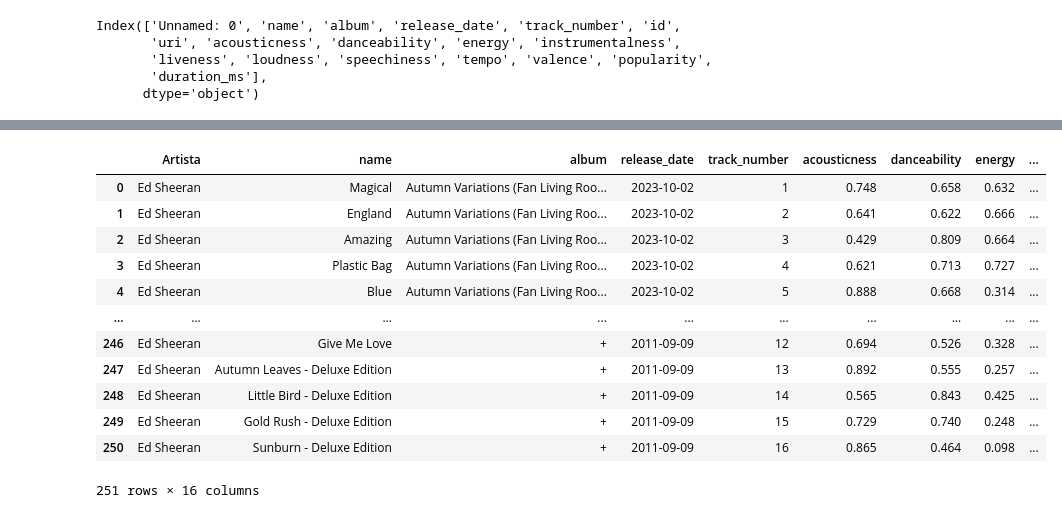
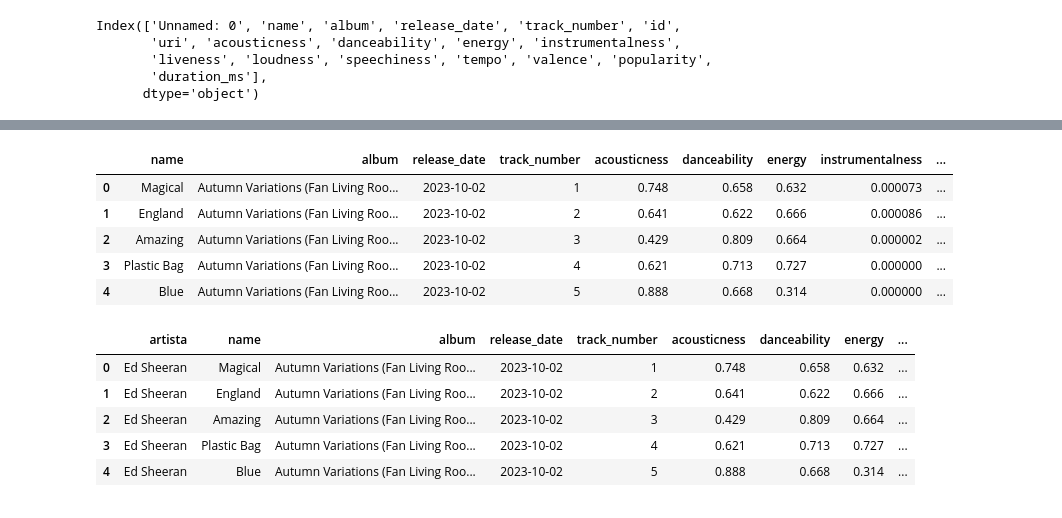
Before and after one commit to luiz-prado/analises_exploratorias, a Jupyter notebook: musicas_spotify/notebooks/eda_sheeran.ipynb, the cells around one changed output, grey strips where cells are left out. Drawn from its saved outputs; the diff is of its cells as text; code cells hidden in the pictures.

```diff
--- a/musicas_spotify/notebooks/eda_sheeran.ipynb
+++ b/musicas_spotify/notebooks/eda_sheeran.ipynb
@@ -52,0 +49,2 @@ memory usage: 35.4+ KB
+# %%
+df_edinho['release_date'] = pd.to_datetime(df_edinho['release_date'], format='%Y-%m-%d')
@@ -53,26 +71,21 @@ memory usage: 35.4+ KB
+# %%
+df_edinho['artista'] = 'Ed Sheeran'
+df_edinho.head()
+# %% [output]
+|  | name | album | release_date | track_number | acousticness | danceability | energy | instrumentalness | ... |
+| 0 | Magical | Autumn Variations (Fan Living Roo... | 2023-10-02 | 1 | 0.748 | 0.658 | 0.632 | 0.000073 | ... |
+| 1 | England | Autumn Variations (Fan Living Roo... | 2023-10-02 | 2 | 0.641 | 0.622 | 0.666 | 0.000086 | ... |
+| 2 | Amazing | Autumn Variations (Fan Living Roo... | 2023-10-02 | 3 | 0.429 | 0.809 | 0.664 | 0.000002 | ... |
+| 3 | Plastic Bag | Autumn Variations (Fan Living Roo... | 2023-10-02 | 4 | 0.621 | 0.713 | 0.727 | 0.000000 | ... |
+| 4 | Blue | Autumn Variations (Fan Living Roo... | 2023-10-02 | 5 | 0.888 | 0.668 | 0.314 | 0.000000 | ... |
 # %%
-# Removendo colunas que não serão utilizadas
-df_edinho = df_sheeran.drop(['Unnamed: 0', 'id', 'uri'], axis=1)
-
-# Inserindo a coluna 'Artista' com o nome do artista
-df_edinho['Artista'] = 'Ed Sheeran'
-
-# Reordenando as colunas
-df_edinho = df_edinho.reindex(columns=['Artista', 'name', 'album', 'release_date', 'track_number', 'acousticness', 'danceability', 'energy', 'instrumentalness',
-                           'liveness', 'loudness', 'speechiness', 'tempo', 'valence', 'popularity','duration_ms'])
-
-df_edinho
+df_edinho = df_edinho.reindex(columns=['artista', 'name', 'album', 'release_date', 'track_number', 'acousticness', 'danceability', 'energy', 'instrumentalness',
+                                       'liveness', 'loudness', 'speechiness', 'tempo', 'valence', 'popularity', 'duration_ms'])
+df_edinho.head()
 # %% [output]
-|  | Artista | name | album | release_date | track_number | acousticness | danceability | energy | ... |
+|  | artista | name | album | release_date | track_number | acousticness | danceability | energy | ... |
 | 0 | Ed Sheeran | Magical | Autumn Variations (Fan Living Roo... | 2023-10-02 | 1 | 0.748 | 0.658 | 0.632 | ... |
 | 1 | Ed Sheeran | England | Autumn Variations (Fan Living Roo... | 2023-10-02 | 2 | 0.641 | 0.622 | 0.666 | ... |
 | 2 | Ed Sheeran | Amazing | Autumn Variations (Fan Living Roo... | 2023-10-02 | 3 | 0.429 | 0.809 | 0.664 | ... |
 | 3 | Ed Sheeran | Plastic Bag | Autumn Variations (Fan Living Roo... | 2023-10-02 | 4 | 0.621 | 0.713 | 0.727 | ... |
 | 4 | Ed Sheeran | Blue | Autumn Variations (Fan Living Roo... | 2023-10-02 | 5 | 0.888 | 0.668 | 0.314 | ... |
-| ... | ... | ... | ... | ... | ... | ... | ... | ... | ... |
-| 246 | Ed Sheeran | Give Me Love | + | 2011-09-09 | 12 | 0.694 | 0.526 | 0.328 | ... |
-| 247 | Ed Sheeran | Autumn Leaves - Deluxe Edition | + | 2011-09-09 | 13 | 0.892 | 0.555 | 0.257 | ... |
-| 248 | Ed Sheeran | Little Bird - Deluxe Edition | + | 2011-09-09 | 14 | 0.565 | 0.843 | 0.425 | ... |
-| 249 | Ed Sheeran | Gold Rush - Deluxe Edition | + | 2011-09-09 | 15 | 0.729 | 0.740 | 0.248 | ... |
-| 250 | Ed Sheeran | Sunburn - Deluxe Edition | + | 2011-09-09 | 16 | 0.865 | 0.464 | 0.098 | ... |
-251 rows × 16 columns
```
Also changed, not shown: parts of 10 cells of this notebook, 3 other files.
